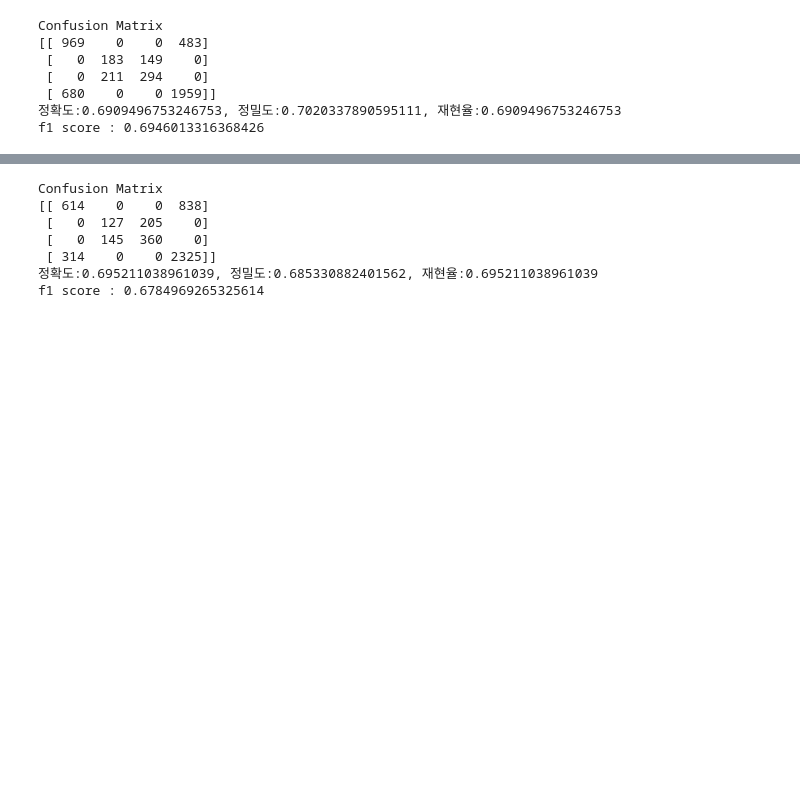
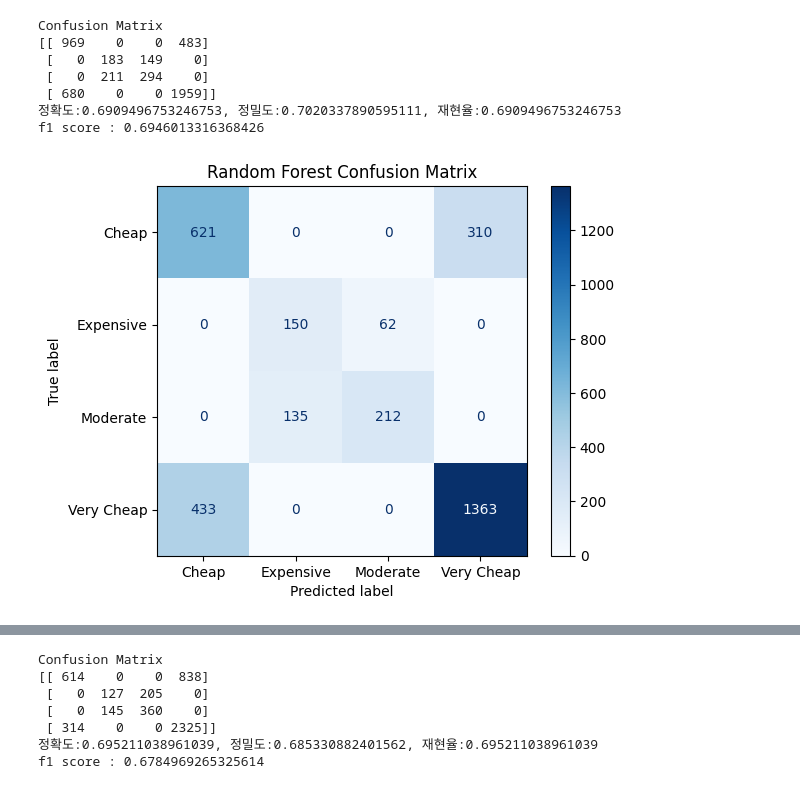
Before and after one commit to yskim1230/AIB_Section2-PJT_Modeling-Plan, a Jupyter notebook: Section_2_Project_modeling(tree_base).ipynb, the cells around one changed output, grey strips where cells are left out. Cells and saved outputs as stored; diff of their text form; code cells hidden in the pictures; blank space fills up the shorter version.

```diff
--- a/Section_2_Project_modeling(tree_base).ipynb
+++ b/Section_2_Project_modeling(tree_base).ipynb
@@ -197,6 +197,15 @@ Confusion Matrix
  [ 680    0    0 1959]]
 정확도:0.6909496753246753, 정밀도:0.7020337890595111, 재현율:0.6909496753246753
 f1 score : 0.6946013316368426
+# %%
+# 랜덤 포레스트 모델의 혼동 행렬을 그래프
+from sklearn.metrics import plot_confusion_matrix
+
+plot_confusion_matrix(clf_rf, X_test, y_test, cmap=plt.cm.Blues)
+plt.title('Random Forest Confusion Matrix')
+plt.show()
+# %% [output]
+[figure, added]
 # %%
 train, test = train_test_split(naver_shop, train_size=0.7, stratify=naver_shop[target], random_state=2)
 X_train, y_train = divide_data(train)
```
Also changed, not shown: parts of 25 cells of this notebook.
